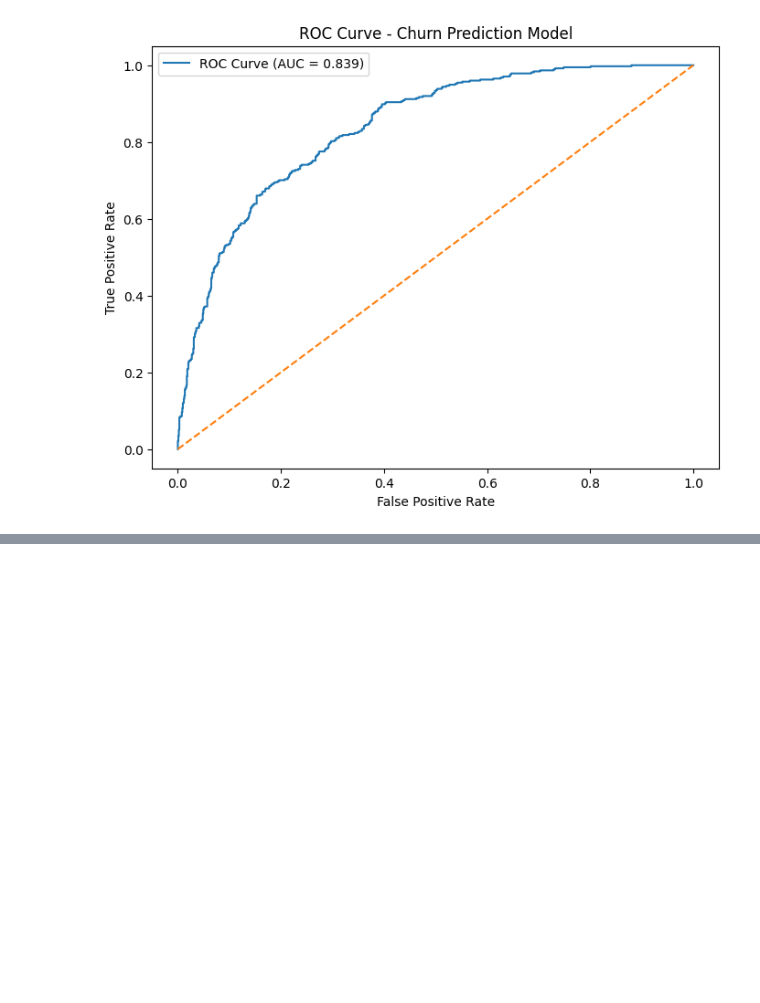
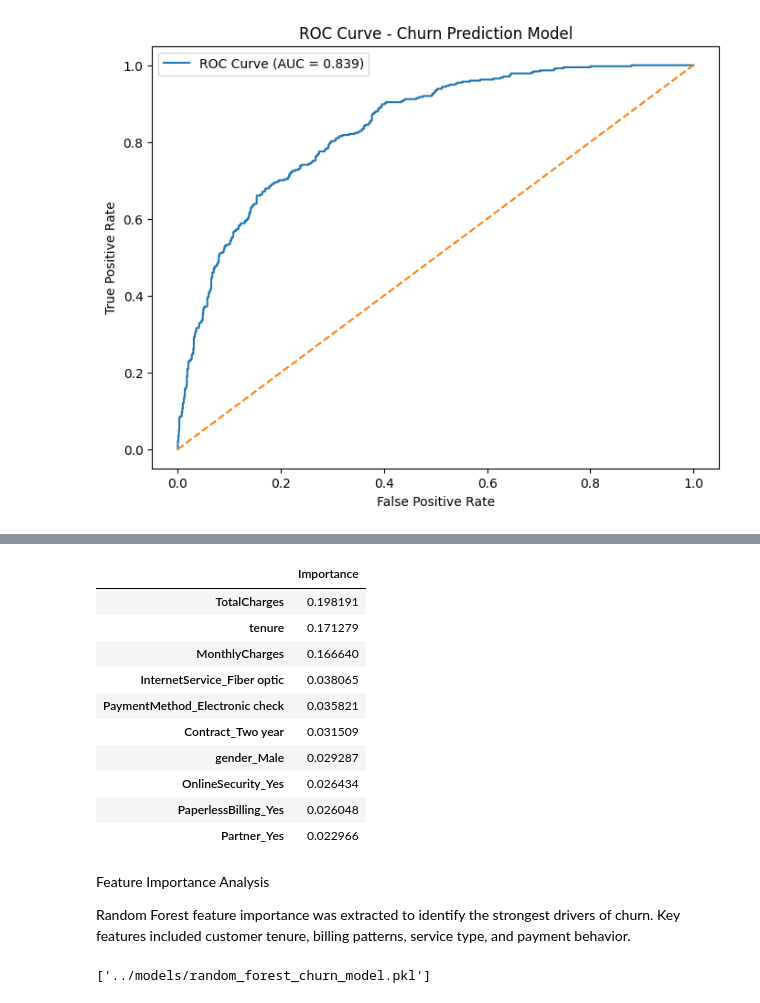
Before and after one commit to PrathamDhattarwal/CustomerChurnProject, a Jupyter notebook: notebooks/4_ChurnModeling.ipynb, the cells around one changed output, grey strips where cells are left out. Drawn from its saved outputs; the diff is of its cells as text; code cells hidden in the pictures; blank space fills up the shorter version.

```diff
--- a/notebooks/4_ChurnModeling.ipynb
+++ b/notebooks/4_ChurnModeling.ipynb
@@ -111,0 +239,24 @@ plt.show()
+# %%
+feature_importance.head(10).to_frame("Importance")
+# %% [output]
+|  | Importance |
+| TotalCharges | 0.198191 |
+| tenure | 0.171279 |
+| MonthlyCharges | 0.166640 |
+| InternetService_Fiber optic | 0.038065 |
+| PaymentMethod_Electronic check | 0.035821 |
+| Contract_Two year | 0.031509 |
+| gender_Male | 0.029287 |
+| OnlineSecurity_Yes | 0.026434 |
+| PaperlessBilling_Yes | 0.026048 |
+| Partner_Yes | 0.022966 |
+# %% [markdown]
+Feature Importance Analysis
+
+Random Forest feature importance was extracted to identify the strongest drivers of churn. Key features included customer tenure, billing patterns, service type, and payment behavior.
+# %%
+import joblib
+
+joblib.dump(rf_model, "../models/random_forest_churn_model.pkl")
+# %% [output]
+['../models/random_forest_churn_model.pkl']
```
Also changed, not shown: parts of 18 cells of this notebook, 2 other files.
